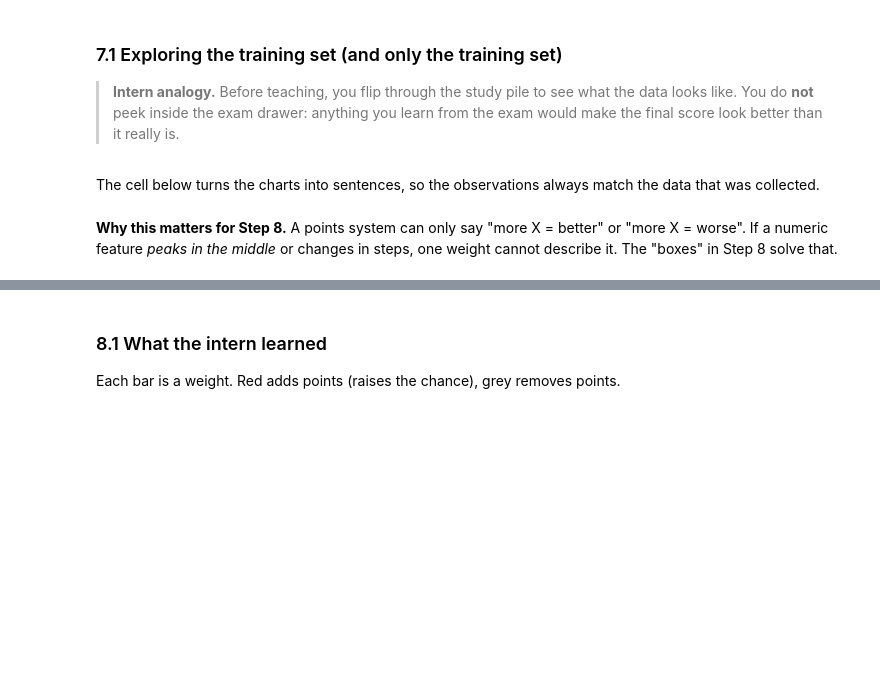
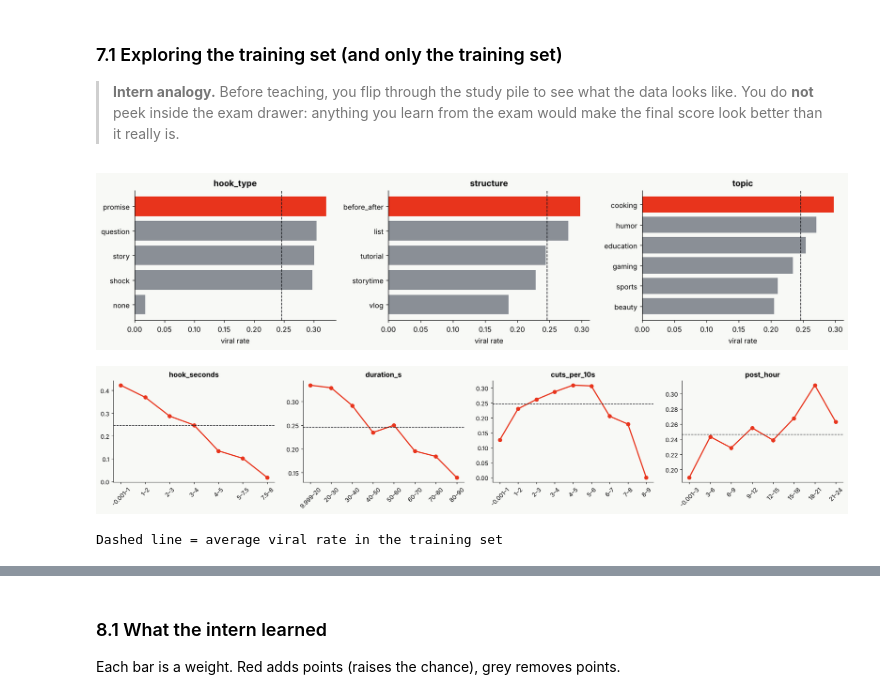
Before and after one commit to danielpugliezi/SITE, a Jupyter notebook: notebook/viral_predictor.ipynb, the cells around one changed output, grey strips where cells are left out. Saved outputs shown, nothing was run; the diff lists cells and outputs as text; code cells hidden in the pictures; blank space fills up the shorter version.

```diff
--- a/notebook/viral_predictor.ipynb
+++ b/notebook/viral_predictor.ipynb
@@ -111,6 +110,6 @@ All features describe things the creator **controls before posting**. The channe
 # %%
-NUMERIC = ["first_words_s", "words_first_5s", "duration_s", "cuts_per_10s"]
-BINARY = ["face_first_second", "has_loop", "title_question", "posted_weekend"]
+NUMERIC = ["hook_seconds", "duration_s", "cuts_per_10s", "post_hour"]
+BINARY = ["face_first_second", "text_on_screen", "has_loop", "trending_audio"]
 CATEGORICAL = ["hook_type", "structure", "topic"]
 FEATURES = NUMERIC + BINARY + CATEGORICAL
 print(f"{len(FEATURES)} features:", FEATURES)
@@ -279,11 +377,12 @@ sys.path.insert(0, os.getcwd())
 import post_extractor as px
 importlib.reload(px)   # picks up changes if the cell above is edited and re-run
 
-USE_LLM = False        # set to True to classify hooks and formats with an LLM (requires ANTHROPIC_API_KEY)
+USE_LLM = False        # set to True to use the LLM (requires ANTHROPIC_API_KEY)
 if USE_LLM and not os.environ.get("ANTHROPIC_API_KEY"):
-    print("No ANTHROPIC_API_KEY found: using the classroom rules instead.")
+    print("No ANTHROPIC_API_KEY found: falling back to the classroom simulation.")
     USE_LLM = False
+extract = px.extract_with_llm if USE_LLM else px.extract_simulated
 
-print("Hook/format classifier:", "LLM" if USE_LLM else "classroom rules")
-print("\nTitle:", posts[0]["title"])
-print("Extracted:", px.extract(posts[0], USE_LLM))
+print("Extractor:", "LLM" if USE_LLM else "classroom simulation")
+print("\nCaption:", posts[0]["caption"])
+print("Extracted:", extract(posts[0]))
@@ -298,18 +402,14 @@ print("Extracted:", px.extract(posts[0], USE_LLM))
 rows, failed = [], []
 for post in posts:
     try:
-        rows.append({"id": post["id"], **px.extract(post, USE_LLM), "ratio": views_per_subscriber(post)})
-    except (ValueError, KeyError, ZeroDivisionError) as error:
-        failed.append((post.get("id"), str(error)))
+        rows.append({"id": post["id"], **extract(post), "viral": make_label(post)})
+    except ValueError as error:
+        failed.append((post["id"], str(error)))
 
 dataset = pd.DataFrame(rows)
-VIRAL_CUTOFF = dataset["ratio"].quantile(1 - VIRAL_SHARE)
-dataset["viral"] = (dataset["ratio"] >= VIRAL_CUTOFF).astype(int)
 dataset.to_csv("dataset.csv", index=False)
 
-print(f"Dataset: {len(dataset)} rows  →  dataset.csv")
+print(f"Dataset: {dataset.shape[0]} rows × {dataset.shape[1]} columns  →  dataset.csv")
 print(f"Posts that failed extraction: {len(failed)}", failed[:5])
-print(f"Missing values: {int(dataset[FEATURES].isna().sum().sum())}")
-print(f"Viral cut-off: at least {VIRAL_CUTOFF:.2f} views per subscriber "
-      f"(median video: {dataset['ratio'].median():.2f})")
+print(f"Missing values: {int(dataset.isna().sum().sum())}")
 dataset.head()
@@ -343,28 +459,23 @@ print(f"Testing:  {len(X_test)} videos ({y_test.mean():.1%} viral)")
 # %%
 train = X_train.assign(viral=y_train)
 rate = train.viral.mean()
 
 fig, axes = plt.subplots(1, 3, figsize=(15, 3.6))
 for ax, col in zip(axes, CATEGORICAL):
     r = train.groupby(col).viral.mean().sort_values()
     ax.barh(r.index, r.values, color=[RED if v == r.max() else GREY for v in r])
     ax.axvline(rate, color=INK, ls="--", lw=1); ax.set_title(col); ax.set_xlabel("viral rate")
 plt.tight_layout(); plt.show()
 
 fig, axes = plt.subplots(1, 4, figsize=(18, 3.6))
-for ax, col in zip(axes, NUMERIC):
-    groups = pd.qcut(train[col], 4, duplicates="drop")
-    r = train.groupby(groups, observed=True).viral.mean()
+for ax, col, bins in zip(axes, NUMERIC, [[0, 1, 2, 3, 4, 5, 7.5, 8], range(10, 100, 10), range(0, 10), range(0, 25, 3)]):
+    r = train.groupby(pd.cut(train[col], bins, include_lowest=True), observed=True).viral.mean()
     ax.plot(range(len(r)), r.values, marker="o", color=RED, lw=2)
-    ax.set_xticks(range(len(r))); ax.set_xticklabels([f"{i.left:.3g}–{i.right:.3g}" for i in r.index], rotation=45)
+    ax.set_xticks(range(len(r))); ax.set_xticklabels([f"{i.left:g}–{i.right:g}" for i in r.index], rotation=45)
     ax.axhline(rate, color=INK, ls="--", lw=1); ax.set_title(col)
 plt.tight_layout(); plt.show()
-
-fig, axes = plt.subplots(1, 4, figsize=(18, 3.2))
-for ax, col in zip(axes, BINARY):
-    r = train.groupby(col).viral.mean().reindex([0, 1])
-    ax.bar(["no", "yes"], r.values, color=[GREY, RED]); ax.axhline(rate, color=INK, ls="--", lw=1); ax.set_title(col)
-plt.tight_layout(); plt.show()
-print("Dashed line = average viral rate in the training set. Numeric features are split into 4 equal-sized groups.")
+print("Dashed line = average viral rate in the training set")
+# %% [output]
+[figure, added]
+[figure, added]
+Dashed line = average viral rate in the training set
-# %% [markdown]
-The cell below turns the charts into sentences, so the observations always match the data that was collected.
@@ -388,2 +481,0 @@ for col in BINARY:
-# %% [markdown]
-**Why this matters for Step 8.** A points system can only say "more X = better" or "more X = worse". If a numeric feature *peaks in the middle* or changes in steps, one weight cannot describe it. The "boxes" in Step 8 solve that.
```
Also changed, not shown: parts of 56 cells of this notebook, 10 other files.
